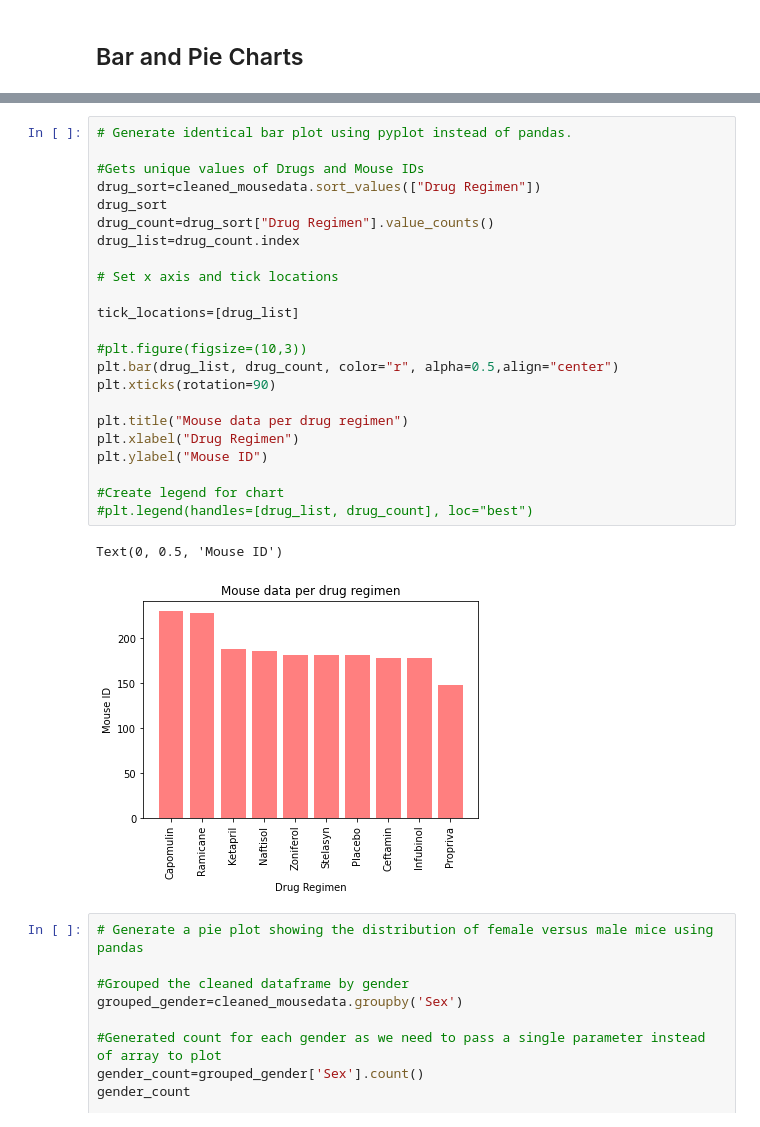
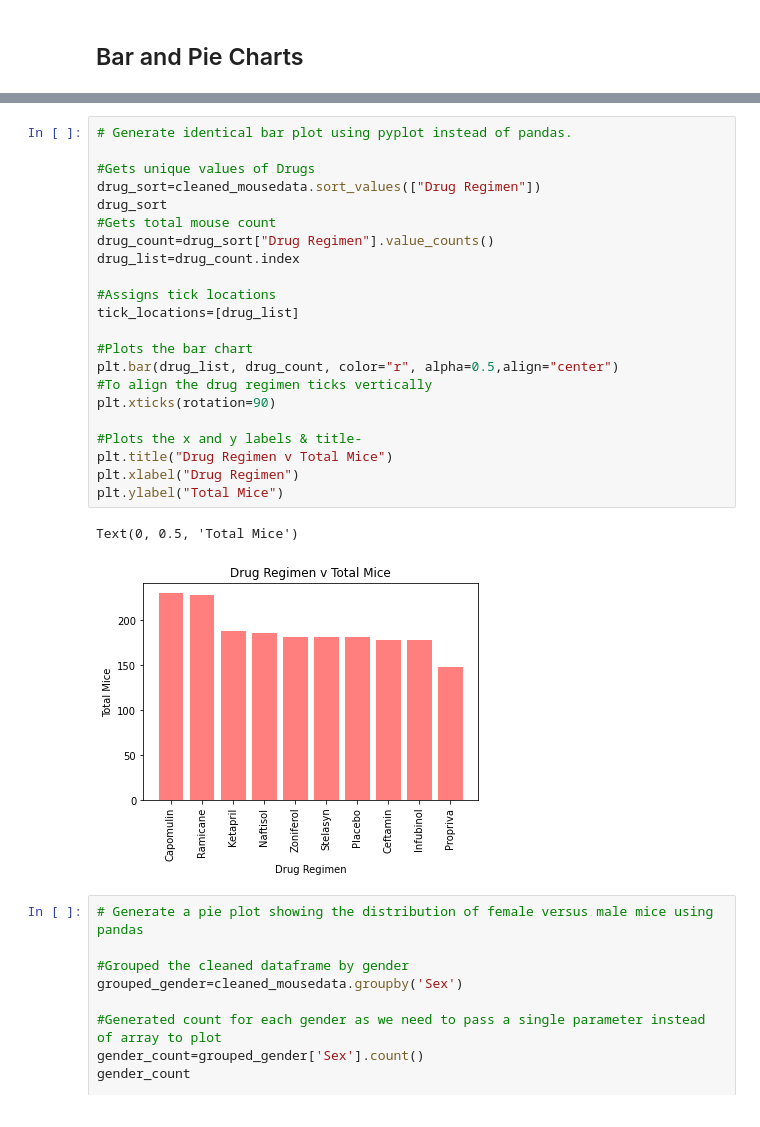
Before and after one commit to coolshams/matplotlib, a Jupyter notebook: Pymaceuticals/pymaceuticals_starter.ipynb, the cells around one changed output, grey strips where cells are left out. Drawn from its saved outputs; the diff is of its cells as text.

```diff
--- a/Pymaceuticals/pymaceuticals_starter.ipynb
+++ b/Pymaceuticals/pymaceuticals_starter.ipynb
@@ -149,29 +163,28 @@ Index(['Propriva', 'Infubinol', 'Ceftamin', 'Placebo', 'Stelasyn', 'Zoniferol',
 # %%
 # Generate identical bar plot using pyplot instead of pandas.
 
-#Gets unique values of Drugs and Mouse IDs
+#Gets unique values of Drugs
 drug_sort=cleaned_mousedata.sort_values(["Drug Regimen"])
 drug_sort
+#Gets total mouse count
 drug_count=drug_sort["Drug Regimen"].value_counts()
 drug_list=drug_count.index
 
-# Set x axis and tick locations
-
+#Assigns tick locations
 tick_locations=[drug_list]
 
-#plt.figure(figsize=(10,3))
+#Plots the bar chart
 plt.bar(drug_list, drug_count, color="r", alpha=0.5,align="center")
+#To align the drug regimen ticks vertically
 plt.xticks(rotation=90)
 
-plt.title("Mouse data per drug regimen")
+#Plots the x and y labels & title-
+plt.title("Drug Regimen v Total Mice")
 plt.xlabel("Drug Regimen")
-plt.ylabel("Mouse ID")
-
-#Create legend for chart
-#plt.legend(handles=[drug_list, drug_count], loc="best")
+plt.ylabel("Total Mice")
 # %% [output]
-Text(0, 0.5, 'Mouse ID')
+Text(0, 0.5, 'Total Mice')
-[figure, old version]
+[figure, new version]
 # %%
 # Generate a pie plot showing the distribution of female versus male mice using pandas
 
```
Also changed, not shown: parts of 14 cells of this notebook, 2 other files.
